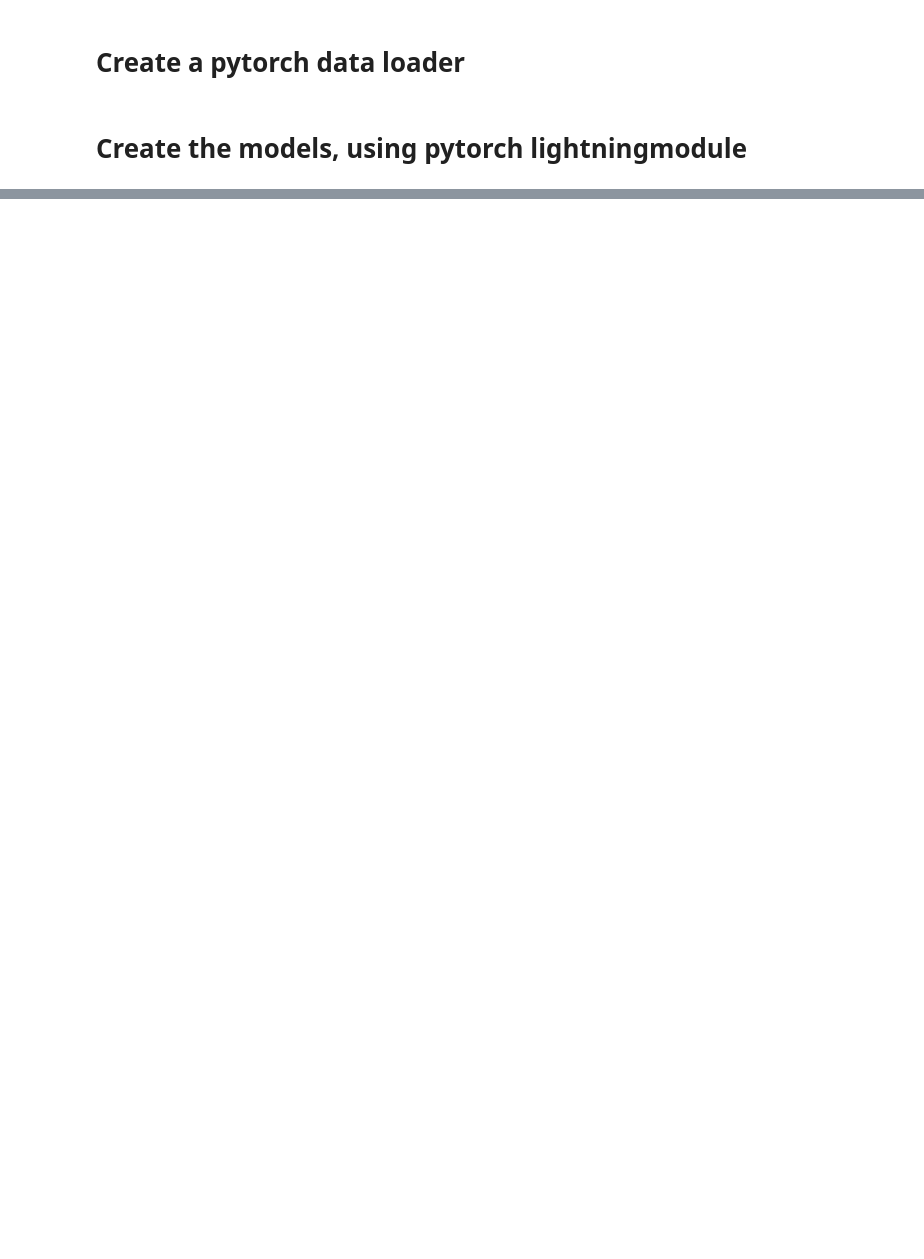
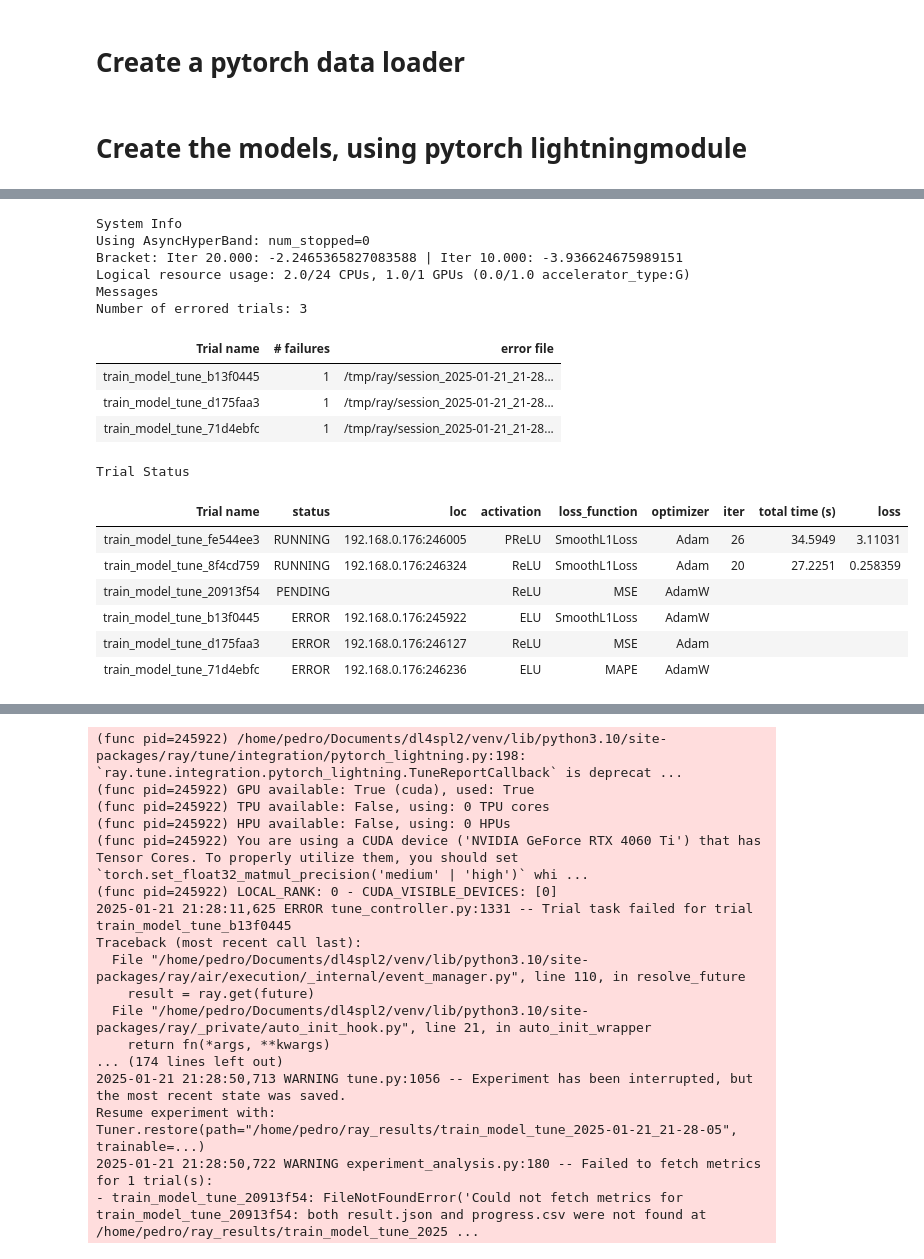
Before and after one commit to PedroVerardo/dl4spl2, a Jupyter notebook: pytorch.ipynb, the cells around one changed output, grey strips where cells are left out. Saved outputs shown, nothing was run; the diff lists cells and outputs as text; code cells hidden in the pictures; blank space fills up the shorter version.

```diff
--- a/pytorch.ipynb
+++ b/pytorch.ipynb
@@ -177,0 +222,21 @@ class LightningTransformer(L.LightningModule):
+# %%
+def train_model_tune(config, num_features, train_dataloader, val_dataloader, max_epochs=100):
+    model = LightningModel(
+        num_features=num_features,
+        activation=config["activation"],
+        optimizer_name=config["optimizer"],
+        loss_name=config["loss_function"]
+    )
+
+    metrics = {"loss": "val_loss"}
+    callbacks = [TuneReportCallback(metrics, on="validation_end")]
+
+    trainer = L.Trainer(
+        max_epochs=max_epochs,
+        accelerator='auto',
+        devices=1,
+        callbacks=callbacks,
+        enable_progress_bar=False  # Disable progress bar for cleaner Ray Tune output
+    )
+
+    trainer.fit(model, train_dataloader, val_dataloader)
@@ -177,0 +294,3 @@ class LightningTransformer(L.LightningModule):
+# %%
+num_features = X.shape[1]
+num_features
@@ -177,0 +299,21 @@ class LightningTransformer(L.LightningModule):
+# %%
+best_config = tune_hyperparameters(
+        num_features=num_features,
+        train_dataloader=train_dataloader,
+        val_dataloader=test_dataloader,
+        num_samples=10  # Number of trials to run
+    )
+
+final_model = LightningModel(
+        num_features=num_features,
+        **best_config
+    )
+
+final_trainer = L.Trainer(
+        max_epochs=100,
+        accelerator='auto',
+        devices=1
+    )
+
+final_trainer.fit(final_model, train_dataloader, test_dataloader)
+# %% [output]
@@ -177,0 +324,18 @@ class LightningTransformer(L.LightningModule):
+System Info
+Using AsyncHyperBand: num_stopped=0
+Bracket: Iter 20.000: -2.2465365827083588 | Iter 10.000: -3.936624675989151
+Logical resource usage: 2.0/24 CPUs, 1.0/1 GPUs (0.0/1.0 accelerator_type:G)
+Messages
+Number of errored trials: 3
+| Trial name | # failures | error file |
+| train_model_tune_b13f0445 | 1 | /tmp/ray/session_2025-01-21_21-28... |
+| train_model_tune_d175faa3 | 1 | /tmp/ray/session_2025-01-21_21-28... |
+| train_model_tune_71d4ebfc | 1 | /tmp/ray/session_2025-01-21_21-28... |
+Trial Status
+| Trial name | status | loc | activation | loss_function | optimizer | iter | total time (s) | loss |
+| train_model_tune_fe544ee3 | RUNNING | 192.168.0.176:246005 | PReLU | SmoothL1Loss | Adam | 26 | 34.5949 | 3.11031 |
+| train_model_tune_8f4cd759 | RUNNING | 192.168.0.176:246324 | ReLU | SmoothL1Loss | Adam | 20 | 27.2251 | 0.258359 |
+| train_model_tune_20913f54 | PENDING |  | ReLU | MSE | AdamW |  |  |  |
+| train_model_tune_b13f0445 | ERROR | 192.168.0.176:245922 | ELU | SmoothL1Loss | AdamW |  |  |  |
+| train_model_tune_d175faa3 | ERROR | 192.168.0.176:246127 | ReLU | MSE | Adam |  |  |  |
+| train_model_tune_71d4ebfc | ERROR | 192.168.0.176:246236 | ELU | MAPE | AdamW |  |  |  |
@@ -177,0 +343,17 @@ class LightningTransformer(L.LightningModule):
+(func pid=245922) /home/pedro/Documents/dl4spl2/venv/lib/python3.10/site-packages/ray/tune/integration/pytorch_lightning.py:198: `ray.tune.integration.pytorch_lightning.TuneReportCallback` is deprecat ...
+(func pid=245922) GPU available: True (cuda), used: True
+(func pid=245922) TPU available: False, using: 0 TPU cores
+(func pid=245922) HPU available: False, using: 0 HPUs
+(func pid=245922) You are using a CUDA device ('NVIDIA GeForce RTX 4060 Ti') that has Tensor Cores. To properly utilize them, you should set `torch.set_float32_matmul_precision('medium' | 'high')` whi ...
+(func pid=245922) LOCAL_RANK: 0 - CUDA_VISIBLE_DEVICES: [0]
+2025-01-21 21:28:11,625 ERROR tune_controller.py:1331 -- Trial task failed for trial train_model_tune_b13f0445
+Traceback (most recent call last):
+  File "/home/pedro/Documents/dl4spl2/venv/lib/python3.10/site-packages/ray/air/execution/_internal/event_manager.py", line 110, in resolve_future
+    result = ray.get(future)
+  File "/home/pedro/Documents/dl4spl2/venv/lib/python3.10/site-packages/ray/_private/auto_init_hook.py", line 21, in auto_init_wrapper
+    return fn(*args, **kwargs)
+... (174 lines left out)
+2025-01-21 21:28:50,713 WARNING tune.py:1056 -- Experiment has been interrupted, but the most recent state was saved.
+Resume experiment with: Tuner.restore(path="/home/pedro/ray_results/train_model_tune_2025-01-21_21-28-05", trainable=...)
+2025-01-21 21:28:50,722 WARNING experiment_analysis.py:180 -- Failed to fetch metrics for 1 trial(s):
+- train_model_tune_20913f54: FileNotFoundError('Could not fetch metrics for train_model_tune_20913f54: both result.json and progress.csv were not found at /home/pedro/ray_results/train_model_tune_2025 ...
```
Also changed, not shown: parts of 16 cells of this notebook, 2 other files.
